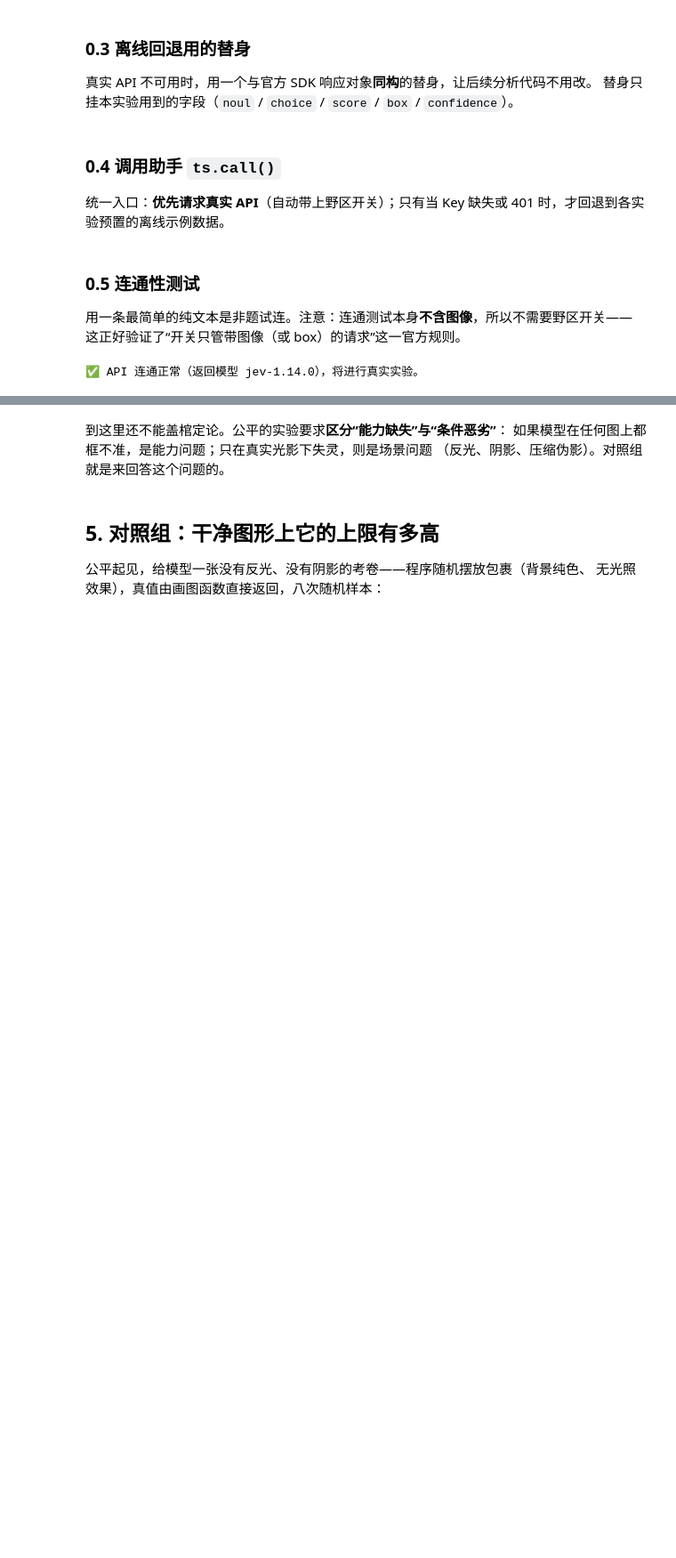
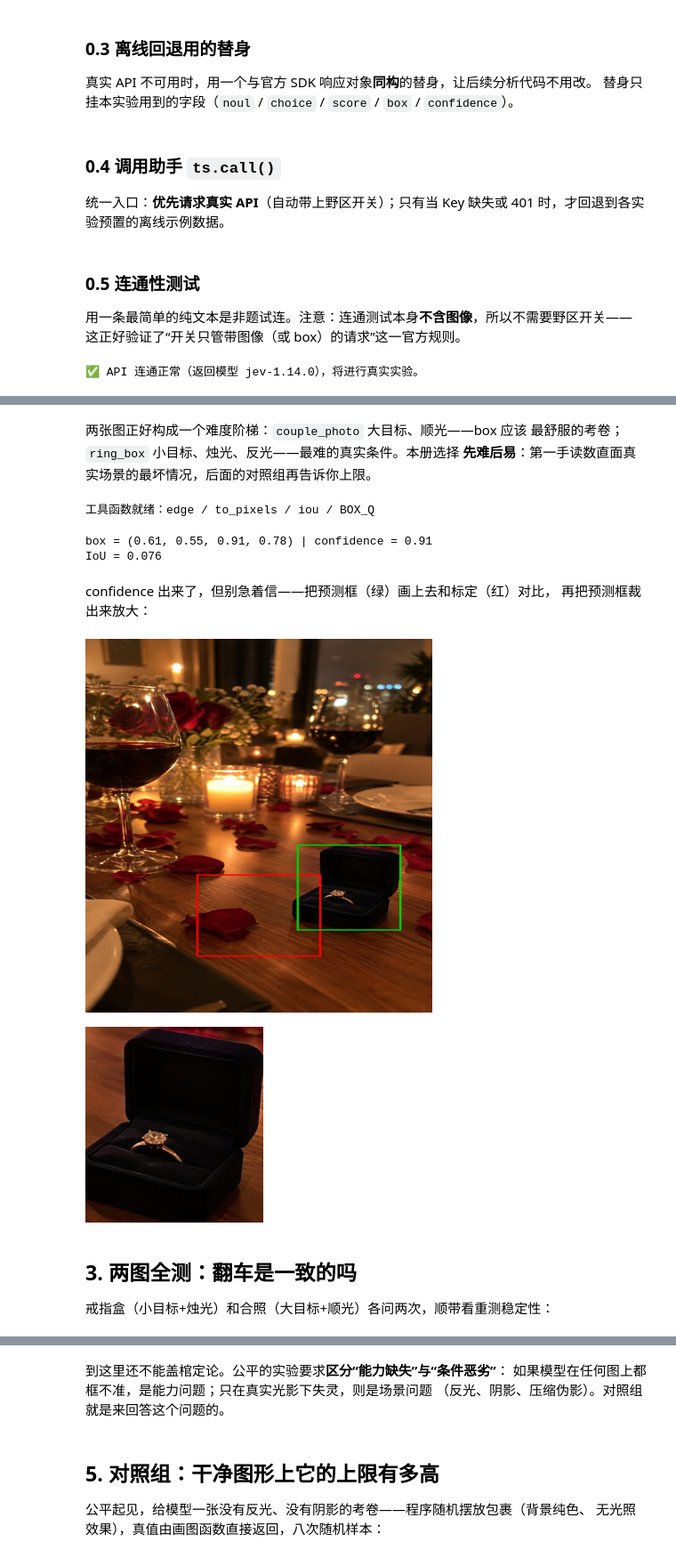
Before and after one commit to ainewworld/jev-cookbook, a Jupyter notebook: main/02_核心概念/07_box定位.ipynb, the cells around one changed output, grey strips where cells are left out. Shown at 89% size. Saved outputs shown, nothing was run; the diff lists cells and outputs as text; code cells hidden in the pictures; blank space fills up the shorter version.

```diff
--- a/main/02_核心概念/07_box定位.ipynb
+++ b/main/02_核心概念/07_box定位.ipynb
@@ -46,7 +46,7 @@ from typesafe_sdk import (
 
 DANGER_HEADERS = {"TypeSafe-Danger-Zone-Images": "true"}
 API_KEY = os.environ.get("TYPESAFE_API_KEY", "")
-client = TypeSafeClient(api_key=API_KEY, model="jev-preview") if API_KEY else None
+client = TypeSafeClient(api_key=API_KEY, model="jev-1.14.0") if API_KEY else None
 # %% [markdown]
 ### 0.3 离线回退用的替身
 
@@ -222,7 +117,0 @@ confidence 0.9 上下，看起来胸有成竹。但把预测框（绿）画上
-# %%
-if not missing_scene:
-    show = draw_box(img0.copy(), TRUTH["parcel_desk.png"], (255, 0, 0))
-    show = draw_box(show, pred0, (0, 200, 0))
-    display(show.resize((390, 350)))
-    crop = img0.crop(to_pixels(pred0, img0.size))
-    display(crop.resize((200, 200)))
@@ -291,0 +173,65 @@ if not missing_scene:
+# %% [markdown]
+两张图正好构成一个难度阶梯：`couple_photo` 大目标、顺光——box 应该
+最舒服的考卷；`ring_box` 小目标、烛光、反光——最难的真实条件。本册选择
+**先难后易**：第一手读数直面真实场景的最坏情况，后面的对照组再告诉你上限。
+# %%
+def edge(edges, k):
+    # SDK 的 box 是对象、离线替身是 dict 或元组——三种都取得到
+    if isinstance(edges, dict):
+        return edges[k]
+    if isinstance(edges, (tuple, list)):
+        return dict(zip(("left", "top", "right", "bottom"), edges))[k]
+    return getattr(edges, k)
+
+def to_pixels(edges, size):
+    # 分数边 -> 像素框 (left, top, right, bottom)
+    w, h = size
+    return (round(edge(edges, "left") * w), round(edge(edges, "top") * h),
+            round(edge(edges, "right") * w), round(edge(edges, "bottom") * h))
+
+def iou(box_a, box_b):
+    inter = (max(0, min(box_a[2], box_b[2]) - max(box_a[0], box_b[0]))
+             * max(0, min(box_a[3], box_b[3]) - max(box_a[1], box_b[1])))
+    union = ((box_a[2]-box_a[0])*(box_a[3]-box_a[1])
+             + (box_b[2]-box_b[0])*(box_b[3]-box_b[1]) - inter)
+    return inter / union if union else 0.0
+BOX_Q = {"parcel": {"type": "box",
+                   "instructions": "照片 `photo` 里的包裹"}}
+print("工具函数就绪：edge / to_pixels / iou / BOX_Q")
+# %% [output]
+工具函数就绪：edge / to_pixels / iou / BOX_Q
+# %%
+BOX_RING = {"ring": {"type": "box",
+                   "instructions": "照片 `photo` 里的戒指盒"}}
+
+img0 = None
+if not missing_scene:
+    img0 = PILImage.open(SCENES / "ring_box.jpg").convert("RGB")
+    r0 = ts.call(state={"photo": Image(SCENES / "ring_box.jpg")},
+                 questions=BOX_RING,
+                 offline_answers={"ring": _FakeAnswer(
+                     type="box", box=TRUTH["ring_box.jpg"], confidence=0.9)},
+                 tokens=1500)
+    a0 = r0.answers["ring"]
+    pred0 = tuple(edge(a0.box, k) for k in ("left", "top", "right", "bottom"))
+    print("box =", pred0, "| confidence =", a0.confidence)
+    print("IoU =", round(iou(pred0, TRUTH["ring_box.jpg"]), 3))
+# %% [output]
+box = (0.61, 0.55, 0.91, 0.78) | confidence = 0.91
+IoU = 0.076
+# %% [markdown]
+confidence 出来了，但别急着信——把预测框（绿）画上去和标定（红）对比，
+再把预测框裁出来放大：
+# %%
+if img0 is not None:
+    show = draw_box(img0.copy(), TRUTH["ring_box.jpg"], (255, 0, 0))
+    show = draw_box(show, pred0, (0, 200, 0))
+    display(show.resize((390, 420)))
+    display(img0.crop(to_pixels(pred0, img0.size)).resize((200, 220)))
+# %% [output]
+[figure, added]
+[figure, added]
+# %% [markdown]
+## 3. 两图全测：翻车是一致的吗
+
+戒指盒（小目标+烛光）和合照（大目标+顺光）各问两次，顺带看重测稳定性：
```
Also changed, not shown: parts of 41 cells of this notebook, 22 other files.
